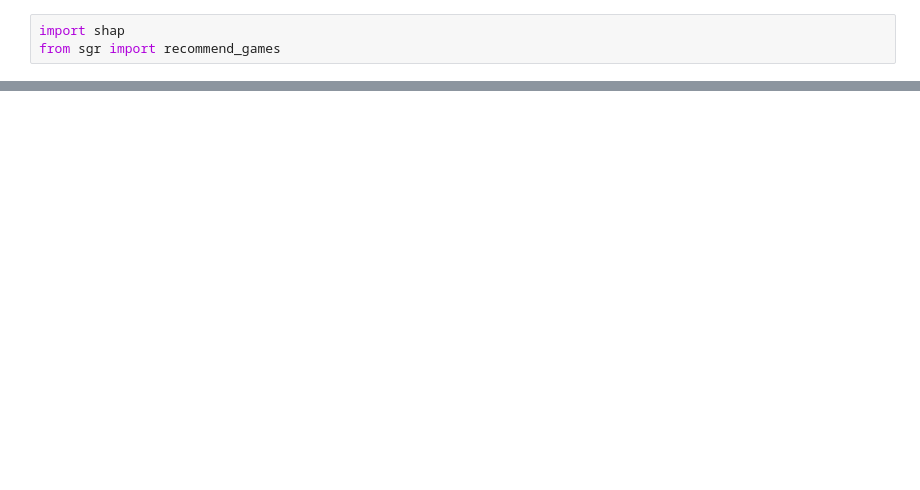
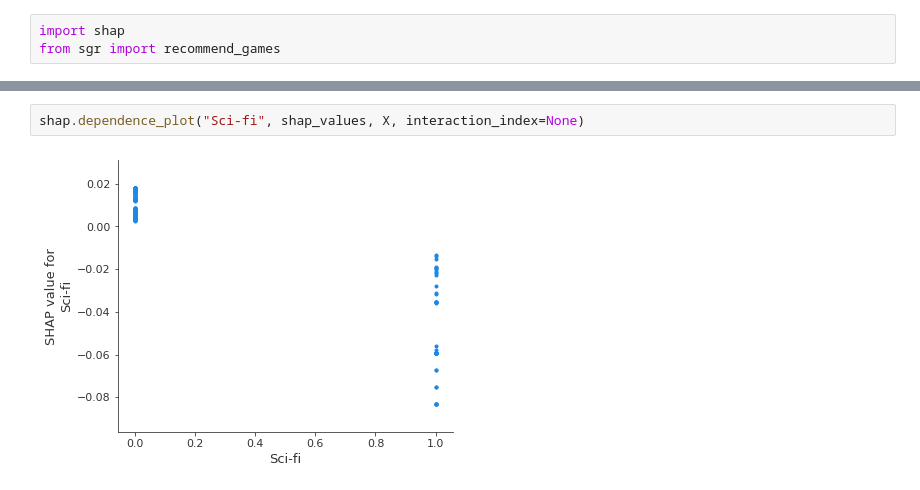
Before and after one commit to mcminnra/steam-game-recommender, a Jupyter notebook: recommendations_and_analysis.ipynb, the cells around one changed output, grey strips where cells are left out. Drawn from its saved outputs; the diff is of its cells as text; blank space fills up the shorter version.

```diff
--- a/recommendations_and_analysis.ipynb
+++ b/recommendations_and_analysis.ipynb
@@ -75,0 +72,4 @@ shap.dependence_plot("First-Person", shap_values, X, interaction_index=None)
+# %%
+shap.dependence_plot("Sci-fi", shap_values, X, interaction_index=None)
+# %% [output]
+[figure, added]
```
Also changed, not shown: parts of 10 cells of this notebook, 1 other file.
